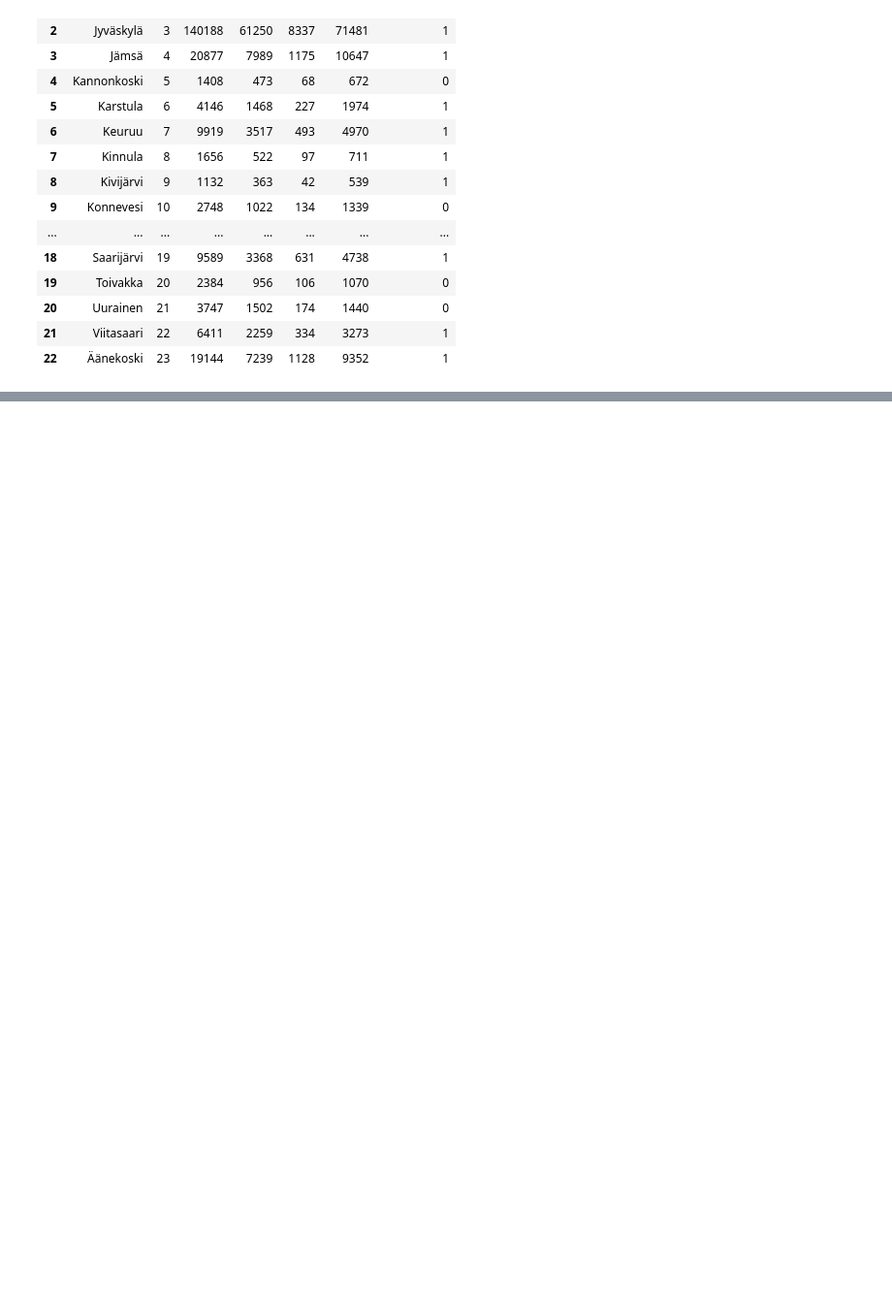
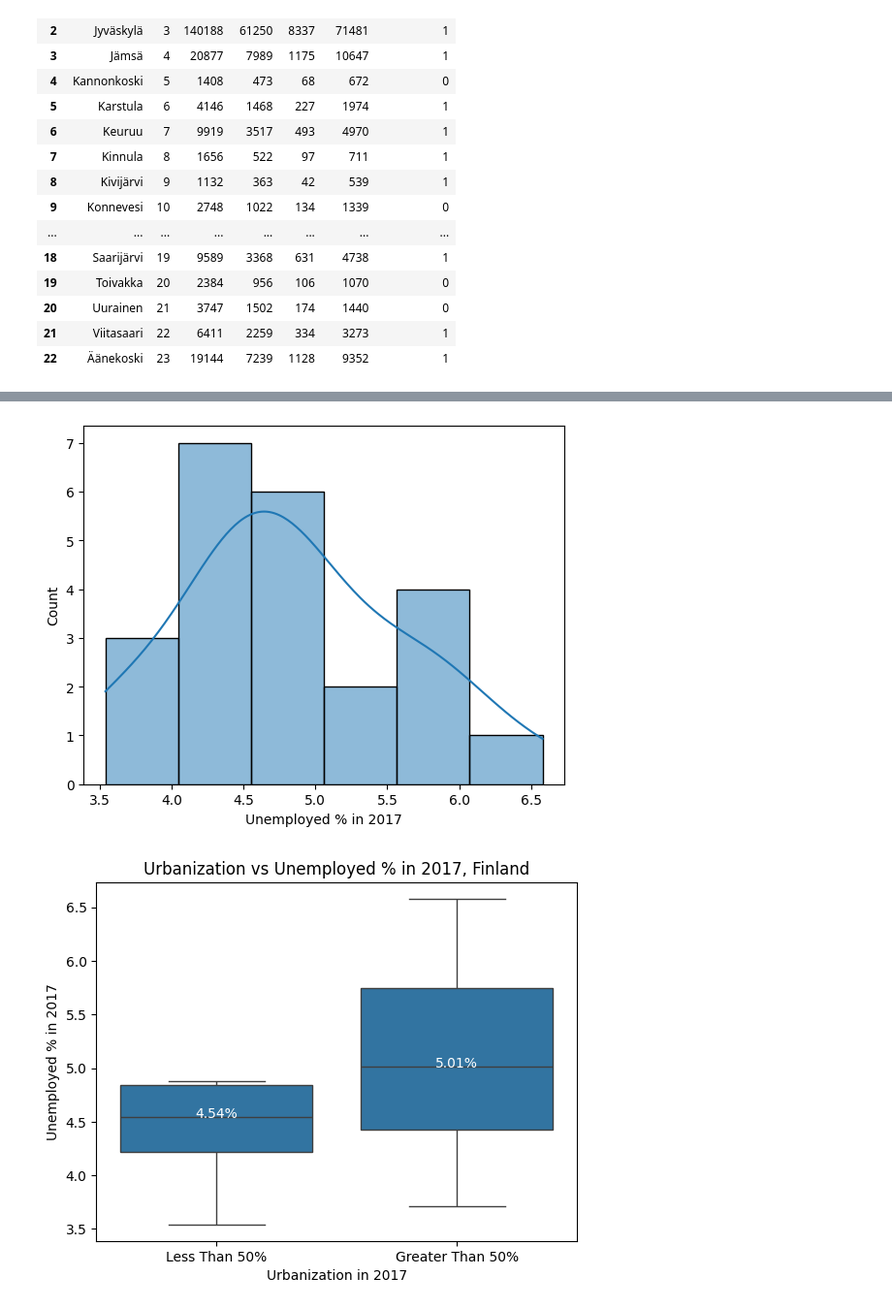
Before and after one commit to kferraga/Quarter3Year1SDS, a Jupyter notebook: Survey Sampling/assignment1.ipynb, the cells around one changed output, grey strips where cells are left out. Shown at 97% size. Drawn from its saved outputs; the diff is of its cells as text; code cells hidden in the pictures; blank space fills up the shorter version.

```diff
--- a/Survey Sampling/assignment1.ipynb
+++ b/Survey Sampling/assignment1.ipynb
@@ -37,3 +54,21 @@ display(province17)
 | 20 | Uurainen | 21 | 3747 | 1502 | 174 | 1440 | 0 |
 | 21 | Viitasaari | 22 | 6411 | 2259 | 334 | 3273 | 1 |
 | 22 | Äänekoski | 23 | 19144 | 7239 | 1128 | 9352 | 1 |
+# %%
+
+## Labeling
+# Creates a dictionary of the label names
+label_mapping = {
+    "id": "ID",
+    "POP17": "Population in 2017",
+    "LAB17": "Labor Force in 2017",
+    "UE17": "Unemployed in 2017",
+    "HOU17": "Households in 2017",
+    "URB17_new": "Urbanization in 2017"
+}
+# Adding labels to each of the column names
+province17.rename(columns=label_mapping, inplace=True)
+
+# Renaming urbanization's values with the new function
+province17 = value_mapping(province17, "Urbanization in 2017", {0: "Less Than 50%", 1: "Greater Than 50%"})
+display(province17)
@@ -39,0 +93,20 @@ display(province17)
+# %%
+## Descriptors
+# Adding new variable. Rounded to ensure that it is only 2 decimal places.
+province17["Unemployed % in 2017"] = round(province17["Unemployed in 2017"]/province17["Population in 2017"]*100, 2)
+
+# Histogram of Unemployed %, including kde line
+sns.histplot(province17["Unemployed % in 2017"], kde = True)
+plt.show()
+
+## Box Plot, including the addition of median values in text
+ax = sns.boxplot(x='Urbanization in 2017', y='Unemployed % in 2017', data=province17)
+medians = round(province17.groupby('Urbanization in 2017')['Unemployed % in 2017'].median(), 2)
+for party, median_val in medians.items():
+    ax.text(party, median_val, f'{median_val}%',
+            horizontalalignment='center', color='white')
+plt.title('Urbanization vs Unemployed % in 2017, Finland')
+plt.show()
+# %% [output]
+[figure, added]
+[figure, added]
```
Also changed, not shown: parts of 3 cells of this notebook, 4 other files.
